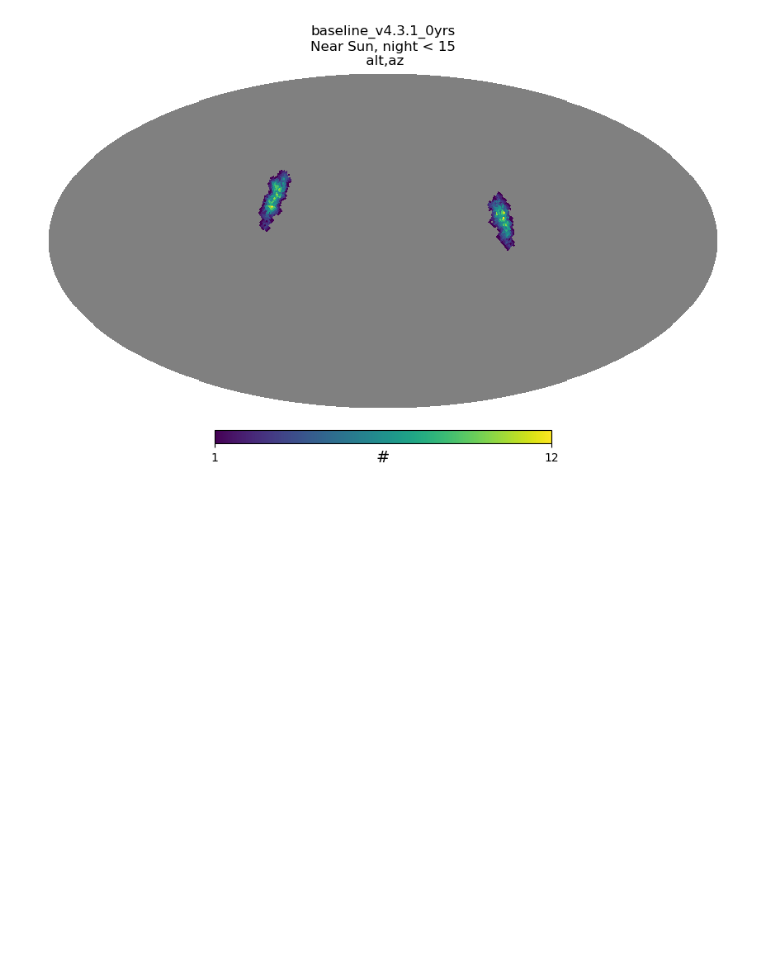
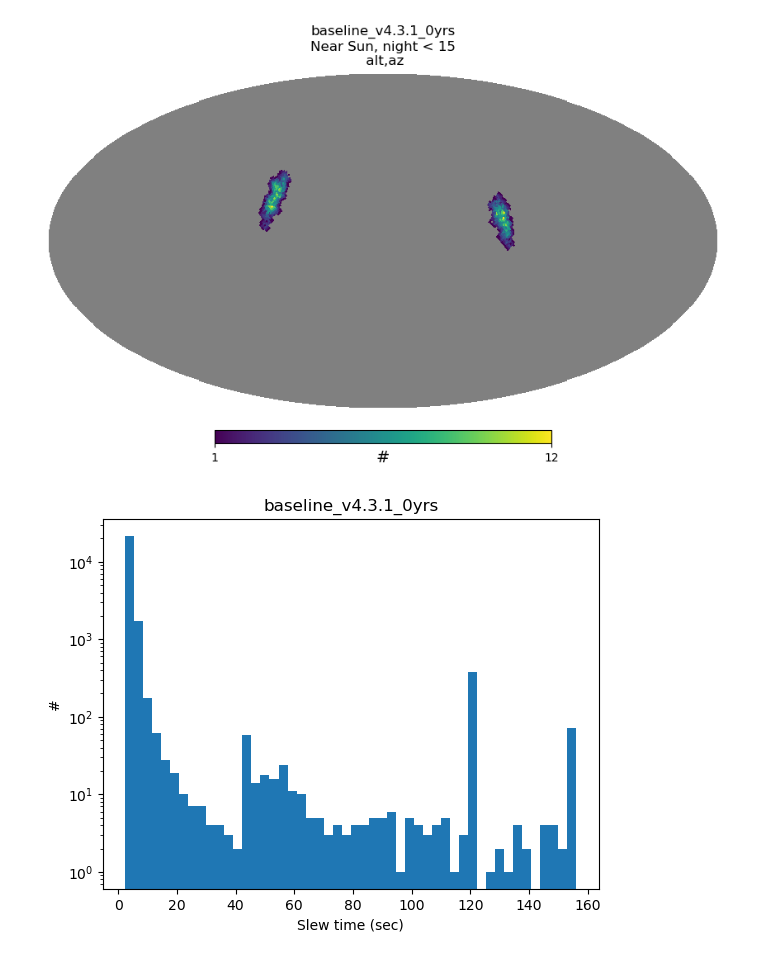
Before and after one commit to yoachim/25_scratch, a Jupyter notebook: maf_simple/simple_maf.ipynb, the cells around one changed output. Saved outputs shown, nothing was run; the diff lists cells and outputs as text; code cells hidden in the pictures; blank space fills up the shorter version.

```diff
--- a/maf_simple/simple_maf.ipynb
+++ b/maf_simple/simple_maf.ipynb
@@ -160,3 +160,11 @@ pm = PlotMoll(info=info, plot_dict=plot_dict)
 pm(hp_array, rot=(0,90))
 # %% [output]
 [figure]
+# %%
+# make a histogram of the slewtimes
+info = {"run_name": "baseline_v4.3.1_0yrs"}
+info["metric: unit"] = "Slew time (sec)"
+ph = PlotHist(info=info)
+fig = ph(df["slewTime"], log=True, bins=50)
+# %% [output]
+[figure, added]
```
Also changed, not shown: parts of 1 cell of this notebook, 2 other files.
